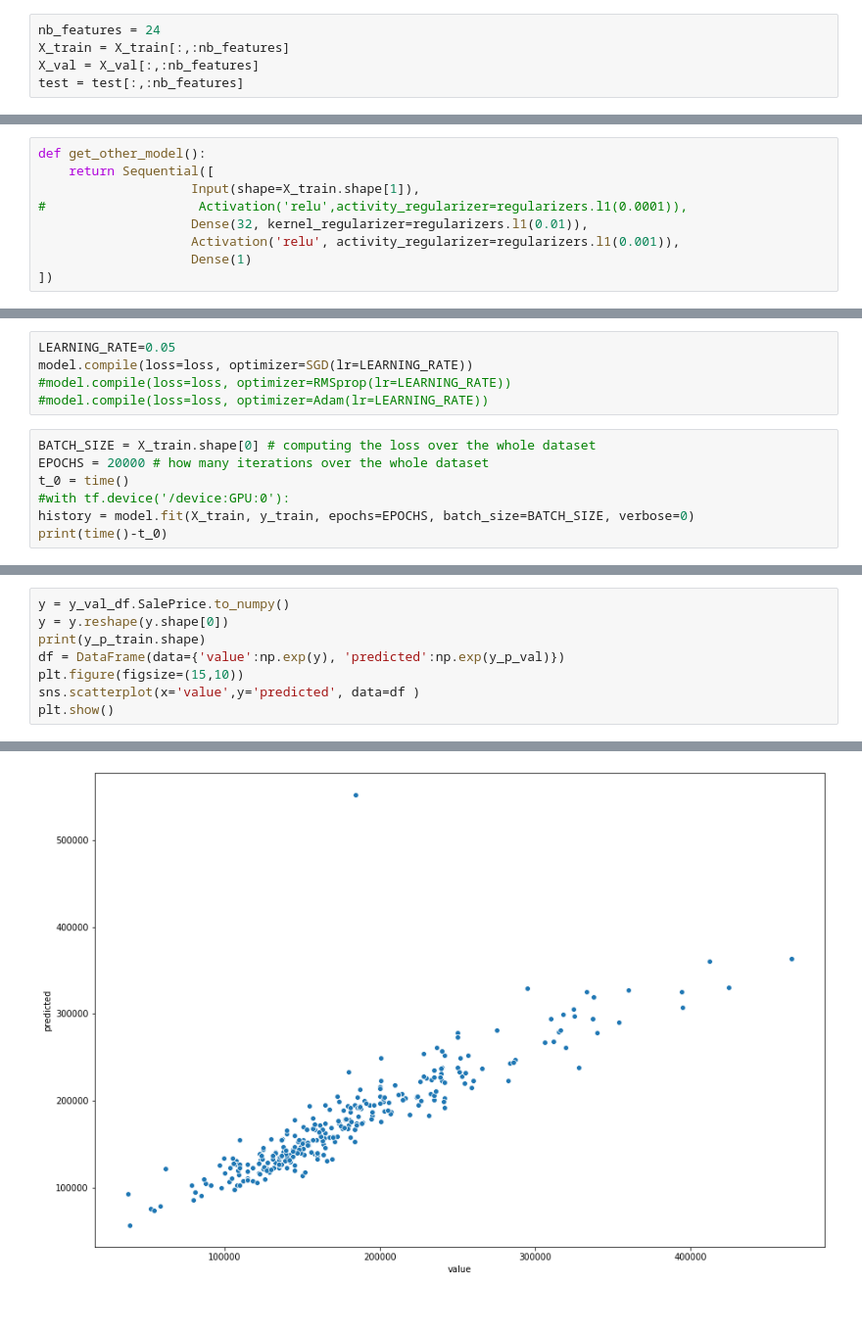
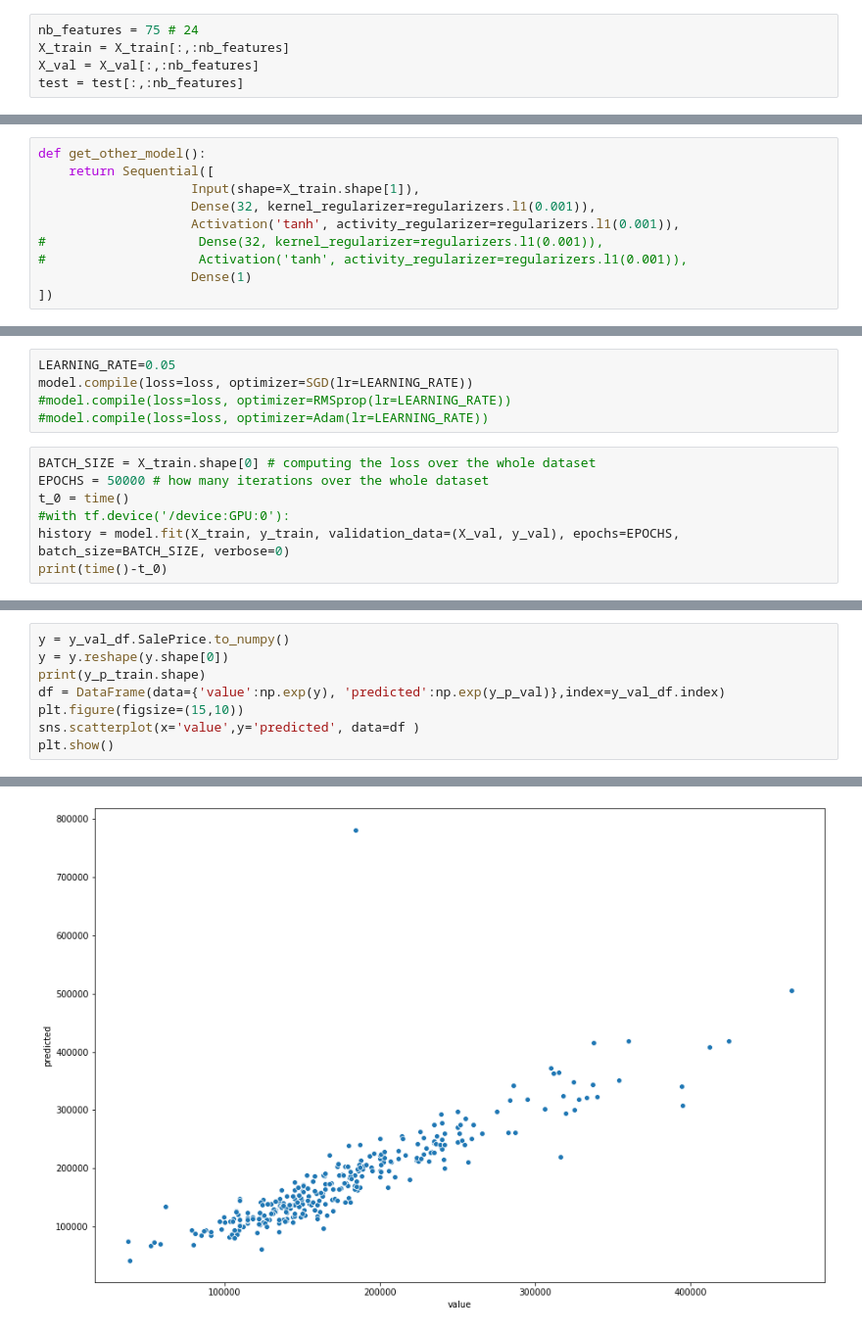
Before and after one commit to Simplon-IA-Bdx-1/house-prices-nicolasa-guillaume, a Jupyter notebook: Keras.ipynb, the cells around one changed output, grey strips where cells are left out. Shown: that part at 98% size. Saved outputs shown, nothing was run; the diff lists cells and outputs as text.

```diff
--- a/Keras.ipynb
+++ b/Keras.ipynb
@@ -76,7 +70,7 @@ X_train = X_train_df.values.astype(float)
 X_val = X_val_df.values.astype(float)
 test = test_df.values.astype(float)
 # %%
-nb_features = 24
+nb_features = 75 # 24
 X_train = X_train[:,:nb_features]
 X_val = X_val[:,:nb_features]
 test = test[:,:nb_features]
@@ -107,8 +104,9 @@ def get_reg_model():
 def get_other_model():
     return Sequential([
                     Input(shape=X_train.shape[1]),
-#                    Activation('relu',activity_regularizer=regularizers.l1(0.0001)),
-                    Dense(32, kernel_regularizer=regularizers.l1(0.01)),
-                    Activation('relu', activity_regularizer=regularizers.l1(0.001)),
+                    Dense(32, kernel_regularizer=regularizers.l1(0.001)),
+                    Activation('tanh', activity_regularizer=regularizers.l1(0.001)),
+#                    Dense(32, kernel_regularizer=regularizers.l1(0.001)),
+#                    Activation('tanh', activity_regularizer=regularizers.l1(0.001)),
                     Dense(1)
 ])
@@ -185,9 +193,9 @@ model.compile(loss=loss, optimizer=SGD(lr=LEARNING_RATE))
 #model.compile(loss=loss, optimizer=Adam(lr=LEARNING_RATE))
 # %%
 BATCH_SIZE = X_train.shape[0] # computing the loss over the whole dataset
-EPOCHS = 20000 # how many iterations over the whole dataset
+EPOCHS = 50000 # how many iterations over the whole dataset
 t_0 = time()
 #with tf.device('/device:GPU:0'):
-history = model.fit(X_train, y_train, epochs=EPOCHS, batch_size=BATCH_SIZE, verbose=0)
+history = model.fit(X_train, y_train, validation_data=(X_val, y_val), epochs=EPOCHS, batch_size=BATCH_SIZE, verbose=0)
 print(time()-t_0)
 # %% [output]
@@ -231,14 +245,14 @@ plt.show()
 # %%
 y = y_val_df.SalePrice.to_numpy()
 y = y.reshape(y.shape[0])
 print(y_p_train.shape)
-df = DataFrame(data={'value':np.exp(y), 'predicted':np.exp(y_p_val)})
+df = DataFrame(data={'value':np.exp(y), 'predicted':np.exp(y_p_val)},index=y_val_df.index)
 plt.figure(figsize=(15,10))
 sns.scatterplot(x='value',y='predicted', data=df )
 plt.show()
 # %% [output]
 (1049,)
-[figure, old version]
+[figure, new version]
 # %%
 anomaly_idx = df['predicted'].idxmax()
 print(anomaly_idx)
```
Also changed, not shown: parts of 21 cells of this notebook, 1 other file.
